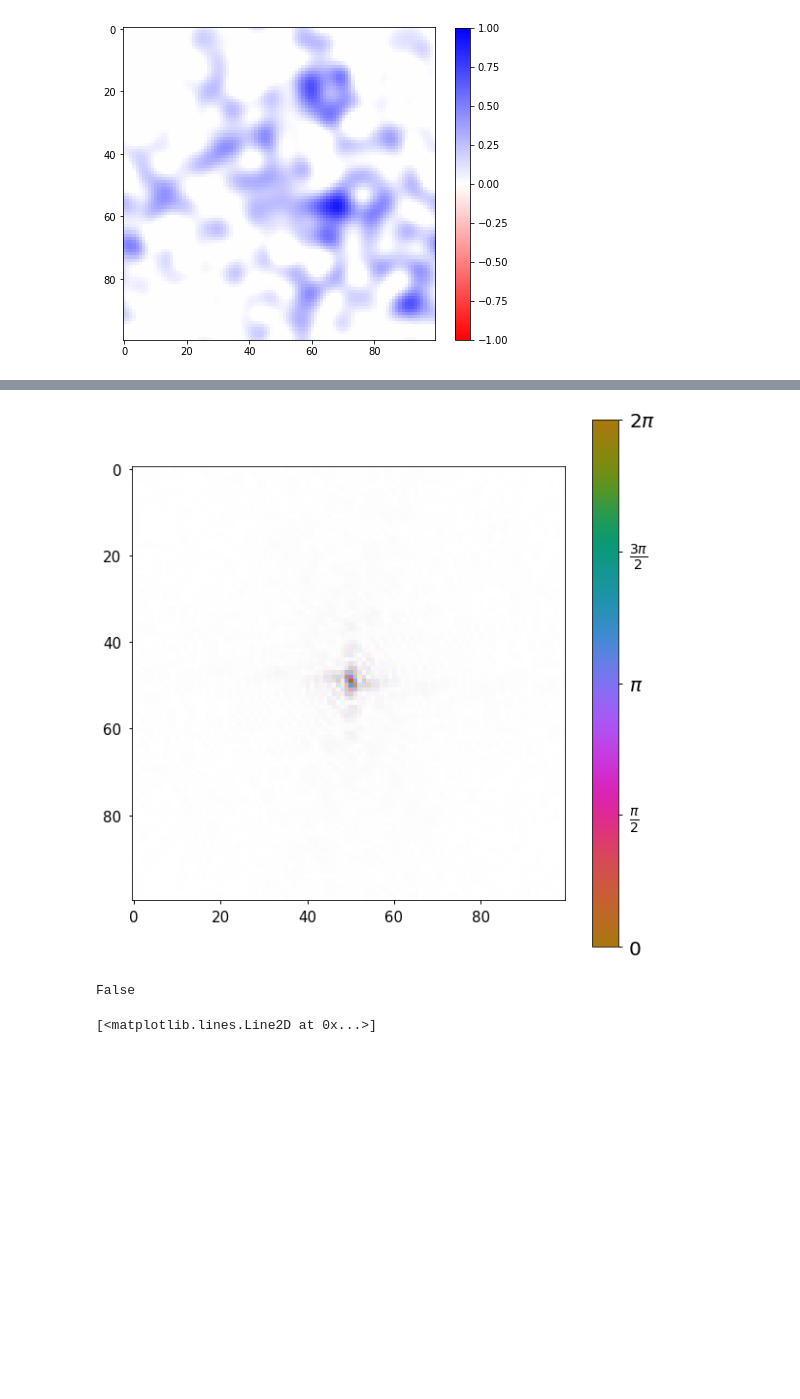
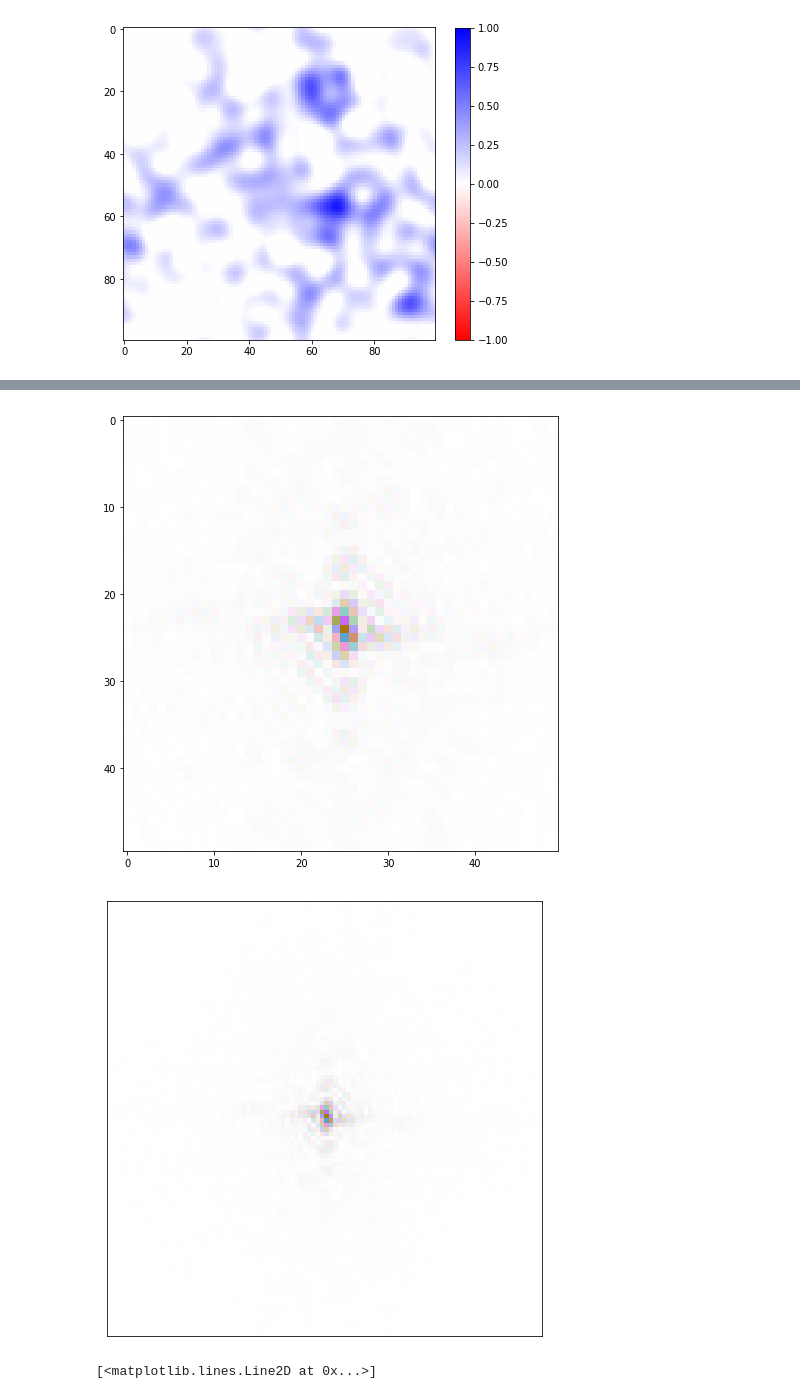
Before and after one commit to Hekstra-Lab/phase-retrieval, a Jupyter notebook: jbg_images.ipynb, the cells around one changed output, grey strips where cells are left out. Cells and saved outputs as stored; diff of their text form; code cells hidden in the pictures; blank space fills up the shorter version.

```diff
--- a/jbg_images.ipynb
+++ b/jbg_images.ipynb
@@ -169,5 +170,7 @@ duck = plt.imread("duck.png")
 duck = np.abs(color.rgb2gray(duck)[75:175, 75:175] - 1)
 duck = (duck - duck.min()) / (duck.max() - duck.min())
+# %%
+us_duck = resize(duck,(300,300))
 # %%
 duck.max()
 flipduck = np.flipud(duck)
@@ -188,11 +194,17 @@ axs[1].imshow(np.fft.fftshift(mags_flip))
 # %%
-phase_mixing_utils.phase_intensity_plot(np.fft.fftshift(duckfft))
+phase_mixing_utils.phase_intensity_plot(np.fft.fftshift(duckfft)[25:75,25:75],cb=False)
 # %% [output]
-[figure, old version]
+[figure, new version]
-# %%
-np.all(np.abs(mags - mags_flip) > 1e-10)
-# %% [output]
-False
+# %%
+us_fft = np.fft.fft2(us_duck)
+# %%
+fig, ax = plt.subplots(figsize=(8,8))
+plt.xticks([])
+plt.yticks([])
+phase_mixing_utils.phase_intensity_plot(np.fft.fftshift(us_fft)[100:200,100:200],ax=ax,cb=False)
+plt.savefig("Images/fourier_duck.png",dpi=600)
+# %% [output]
+[figure, added]
 # %%
 rstrack, errtrack = phase_retrieval.inputoutput(mags, beta=0.7, n_iters=10000)
 plt.semilogy(errtrack)
```
Also changed, not shown: parts of 4 cells of this notebook, 9 other files.
